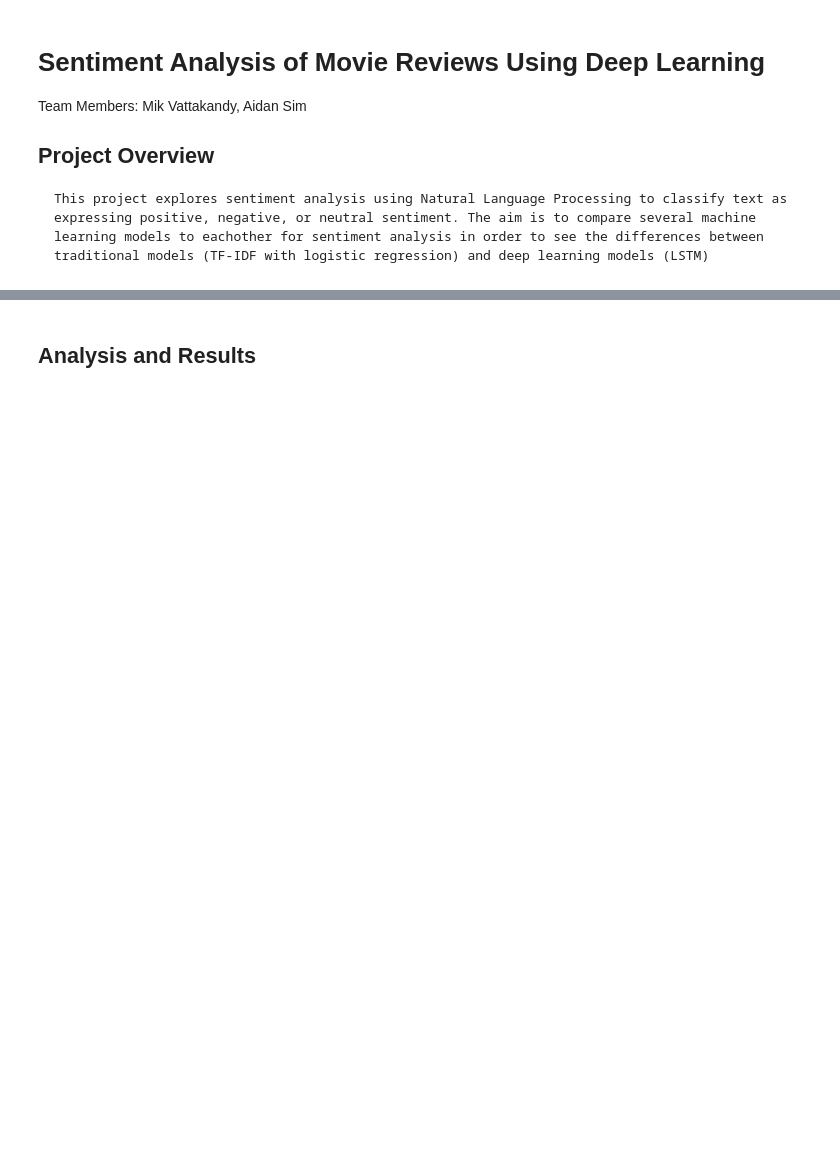
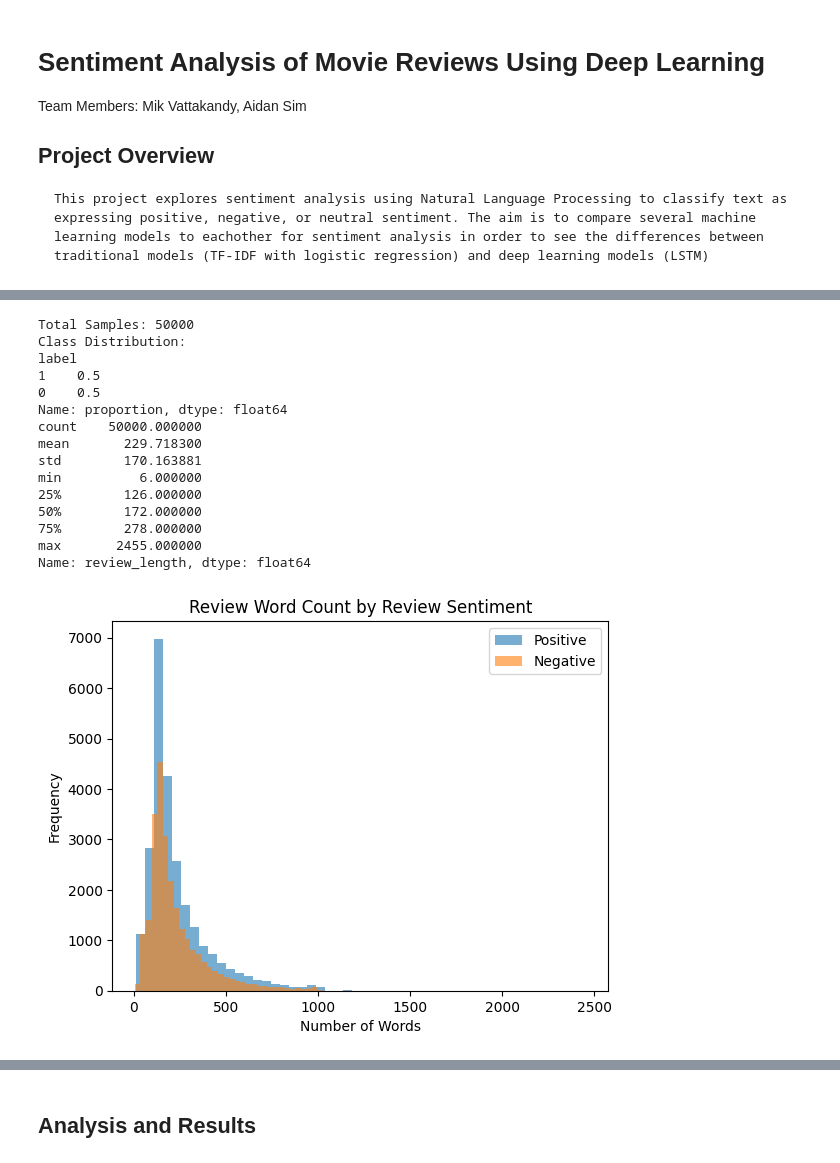
Before and after one commit to R11C3/CS345-Final-Project, a Jupyter notebook: CS345Project.ipynb, the cells around one changed output, grey strips where cells are left out. Drawn from its saved outputs; the diff is of its cells as text; code cells hidden in the pictures; blank space fills up the shorter version.

```diff
--- a/CS345Project.ipynb
+++ b/CS345Project.ipynb
@@ -42,2 +55,34 @@ X_train, X_test, y_train, y_test = train_test_split(df['review_clean'], df['labe
+# %%
+#Dataset Description
+print(f"Total Samples: {len(df)}")
+print(f"Class Distribution:\n{df['label'].value_counts(normalize=True)}")
+df['review_length'] = df['review_clean'].apply(lambda x: len(x.split()))
+print(df['review_length'].describe())
+
+#Plotting
+plt.hist(df[df.label==1]['review_length'], bins=50, alpha=0.6, label='Positive')
+plt.hist(df[df.label==0]['review_length'], bins=50, alpha=0.6, label='Negative')
+plt.legend()
+plt.xlabel("Number of Words")
+plt.ylabel("Frequency")
+plt.title("Review Word Count by Review Sentiment")
+plt.show()
+# %% [output]
+Total Samples: 50000
+Class Distribution:
+label
+1    0.5
+0    0.5
+Name: proportion, dtype: float64
+count    50000.000000
+mean       229.718300
+std        170.163881
+min          6.000000
+25%        126.000000
+50%        172.000000
+75%        278.000000
+max       2455.000000
+Name: review_length, dtype: float64
+[figure, added]
 # %% [markdown]
 ### TF-IDF Model
```
Also changed, not shown: parts of 16 cells of this notebook.
